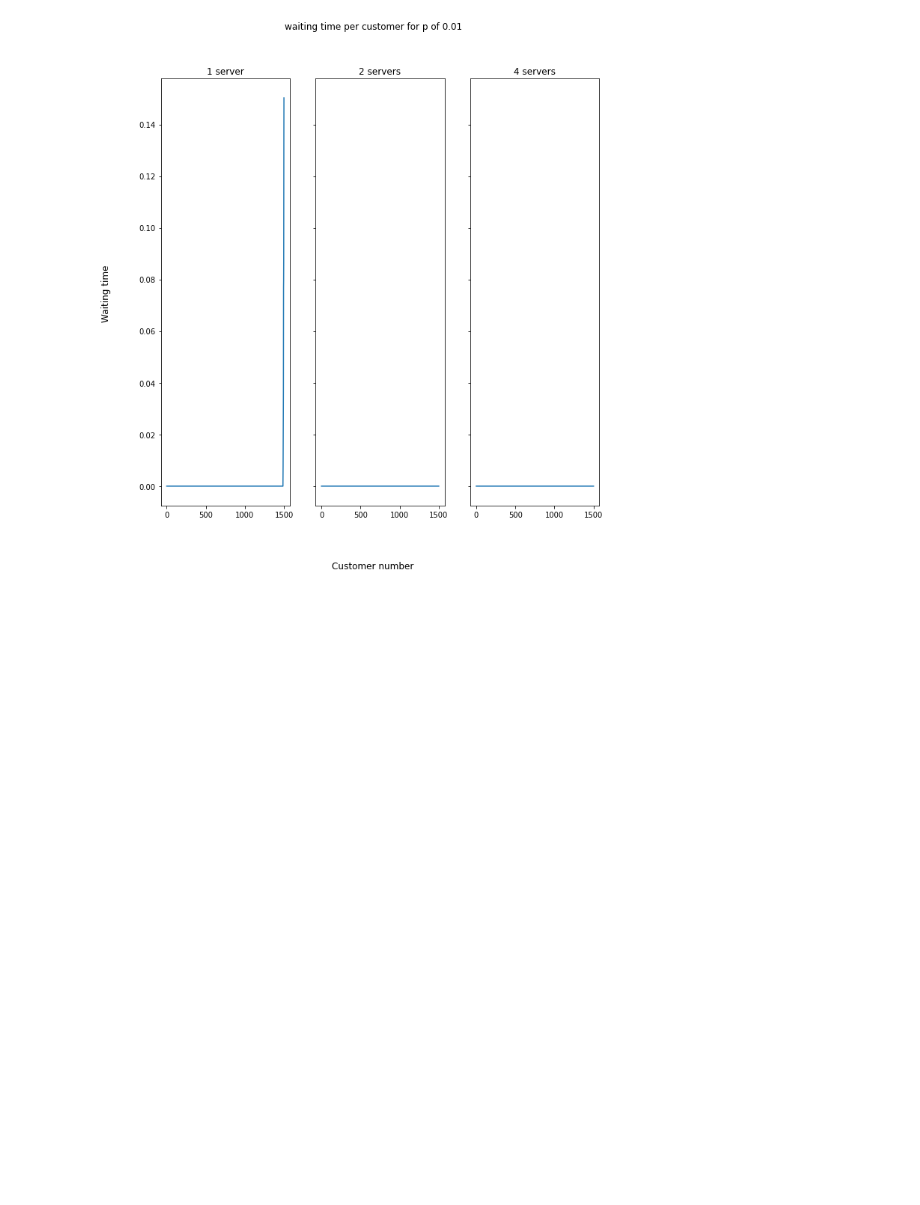
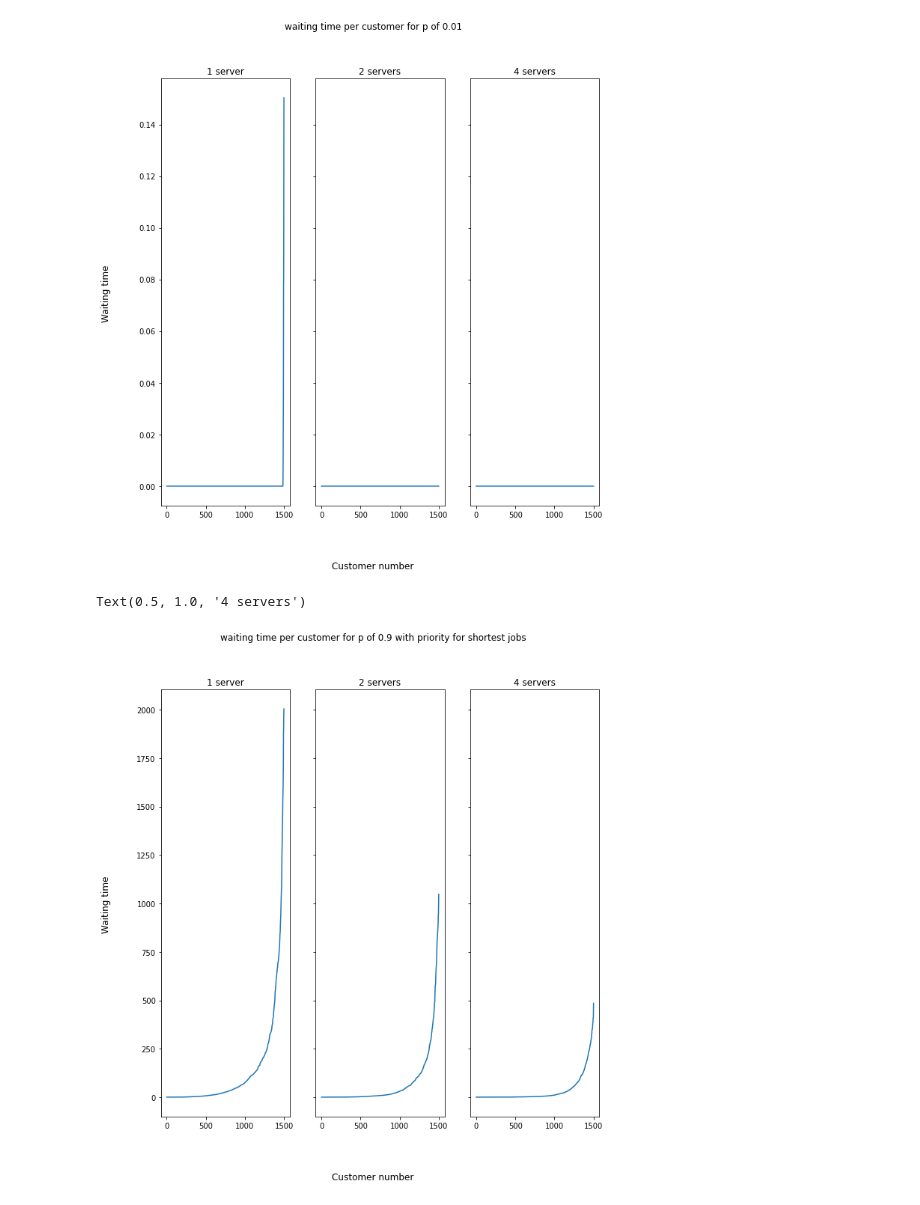
Before and after one commit to Caesar-blip/stochsim_assignment2, a Jupyter notebook: assignment2.ipynb, the cells around one changed output. Saved outputs shown, nothing was run; the diff lists cells and outputs as text; code cells hidden in the pictures; blank space fills up the shorter version.

```diff
--- a/assignment2.ipynb
+++ b/assignment2.ipynb
@@ -171,12 +171,15 @@ runSim(3, 4, waitTimes4)
 # %%
 fig, (ax1, ax2, ax3) = plt.subplots(1,3, sharey=True)
 fig.set_size_inches(10.5, 10.5)
-fig.suptitle(f"waiting time per customer for p of {SERVICE_TIME/INTERVAL_CUSTOMERS}")
+fig.suptitle(f"waiting time per customer for p of {SERVICE_TIME/INTERVAL_CUSTOMERS} with priority for shortest jobs")
 fig.supxlabel("Customer number")
 fig.supylabel("Waiting time")
 ax1.plot(np.sort(waitTimes1))
 ax1.set_title("1 server")
 ax2.plot(np.sort(waitTimes2))
 ax2.set_title("2 servers")
 ax3.plot(np.sort(waitTimes4))
 ax3.set_title("4 servers")
+# %% [output]
+Text(0.5, 1.0, '4 servers')
+[figure, added]
```
